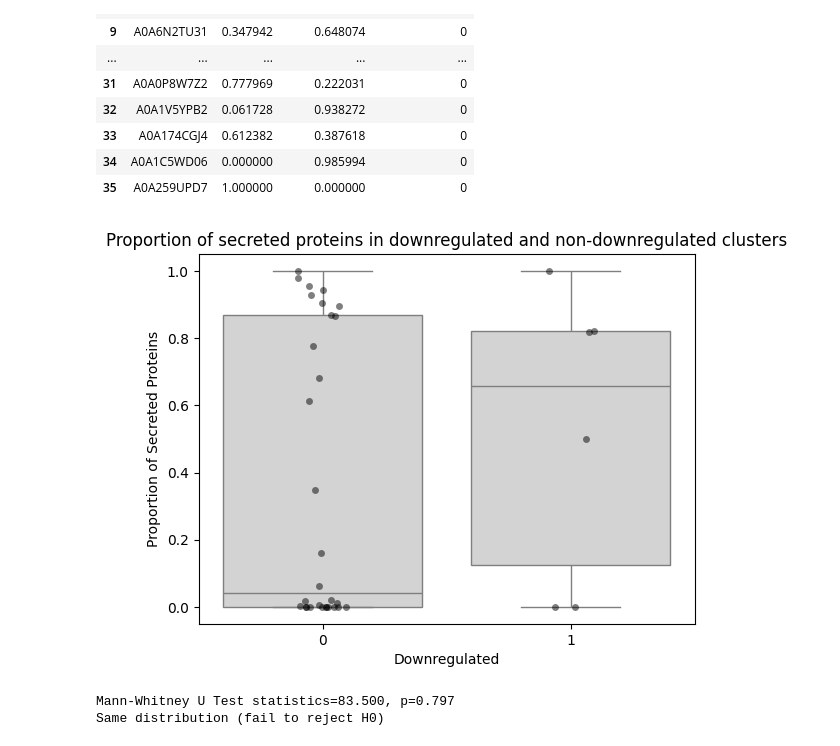
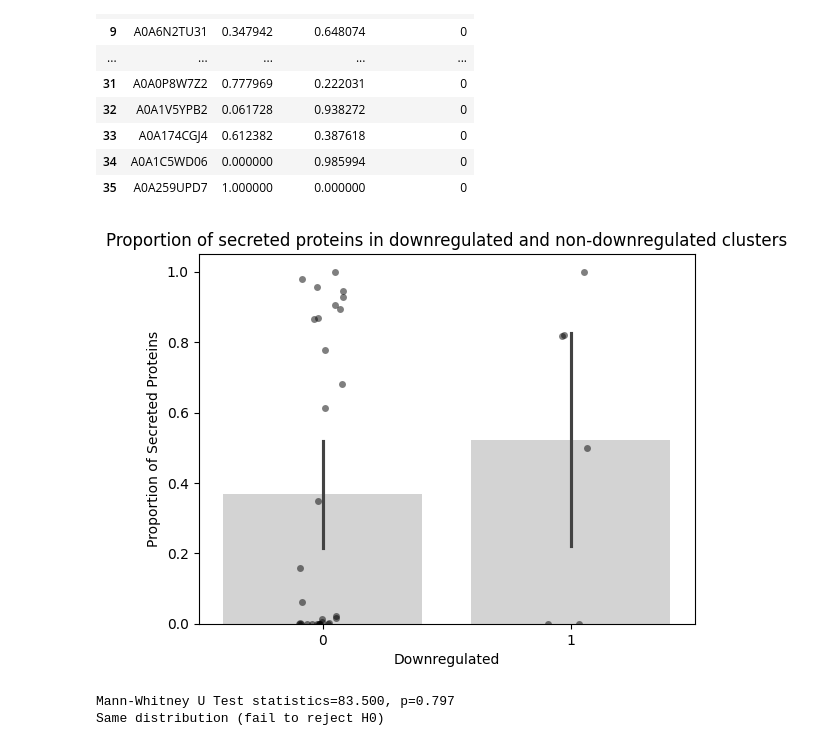
Before and after one commit to oliverdesa/Clustering_Metagenomics, a Jupyter notebook: src/clustering/cluster_annotation.ipynb, the cells around one changed output. Drawn from its saved outputs; the diff is of its cells as text; code cells hidden in the pictures.

Commit message:
script to create plots is now functionig.
added data and dle IDs to quickly test and run the function

```diff
--- a/src/clustering/cluster_annotation.ipynb
+++ b/src/clustering/cluster_annotation.ipynb
@@ -344,17 +344,17 @@ display(secretion_table)
 | 35 | A0A259UPD7 | 1.000000 | 0.000000 | 0 |
 # %%
 # Plotting boxplot
-sns.boxplot(x='downregulated', y='Secreted', data=secretion_table, color='lightgray')
+sns.barplot(x='downregulated', y='Secreted', data=secretion_table, color='lightgrey')
 
 # Overlaying individual points with stripplot
 sns.stripplot(x='downregulated', y='Secreted', data=secretion_table, jitter=True, dodge=True, marker='o', alpha=0.5, color='black')
 
 plt.title('Proportion of secreted proteins in downregulated and non-downregulated clusters')
 plt.xlabel('Downregulated')
 plt.ylabel('Proportion of Secreted Proteins')
 plt.show()
 # %% [output]
-[figure, old version]
+[figure, new version]
 # %%
 from scipy.stats import mannwhitneyu, shapiro, ttest_ind
 
```
Also changed, not shown: parts of 2 cells of this notebook, 5 other files.
